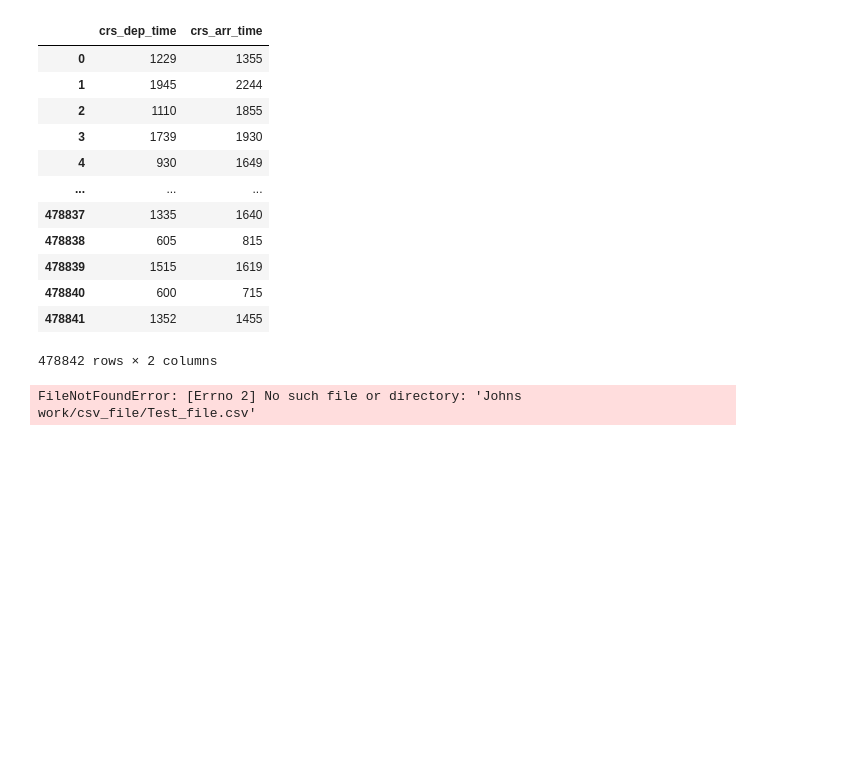
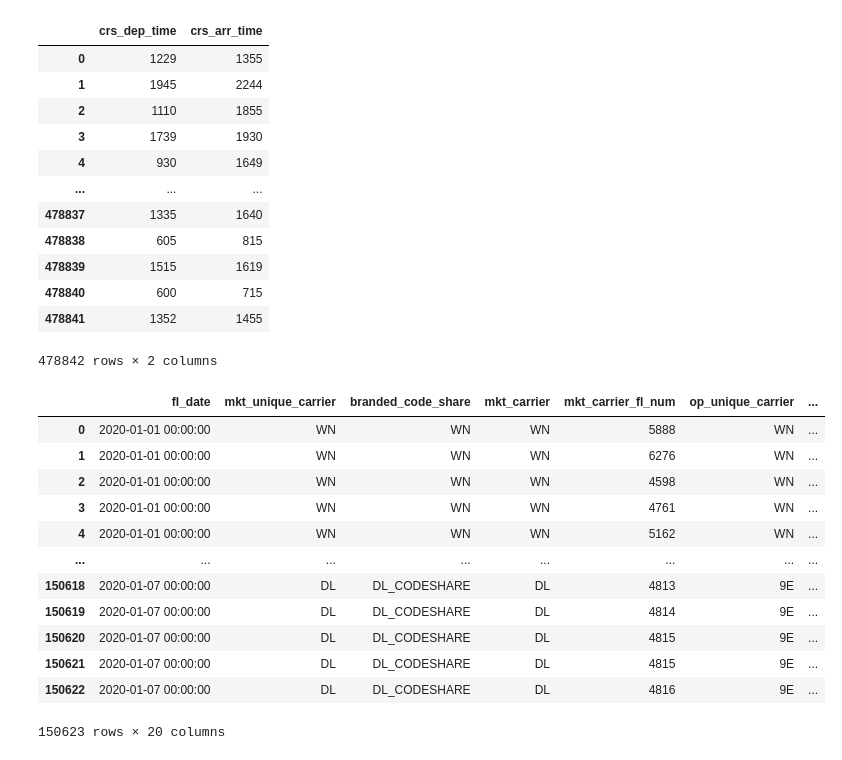
Before and after one commit to JDPayne11/Midterm-Project, a Jupyter notebook: Modeling.ipynb, the cells around one changed output. Drawn from its saved outputs; the diff is of its cells as text; code cells hidden in the pictures; blank space fills up the shorter version.

```diff
--- a/Modeling.ipynb
+++ b/Modeling.ipynb
@@ -313,6 +315,20 @@ time_df = time_df.drop(['time_of_arrival', 'time_of_departure', 'Weather', 'actu
 # %%
 #time_df.to_csv('Final_Features.csv')
 # %%
-test_df = pd.read_csv('Johns work/csv_file/Test_file.csv')
+test_df = pd.read_csv('Johns work/csv_file/Test_dataframe.csv')
-# %% [output]
-FileNotFoundError: [Errno 2] No such file or directory: 'Johns work/csv_file/Test_file.csv'
+# %%
+test_df
+# %% [output]
+|  | fl_date | mkt_unique_carrier | branded_code_share | mkt_carrier | mkt_carrier_fl_num | op_unique_carrier | ... |
+| 0 | 2020-01-01 00:00:00 | WN | WN | WN | 5888 | WN | ... |
+| 1 | 2020-01-01 00:00:00 | WN | WN | WN | 6276 | WN | ... |
+| 2 | 2020-01-01 00:00:00 | WN | WN | WN | 4598 | WN | ... |
+| 3 | 2020-01-01 00:00:00 | WN | WN | WN | 4761 | WN | ... |
+| 4 | 2020-01-01 00:00:00 | WN | WN | WN | 5162 | WN | ... |
+| ... | ... | ... | ... | ... | ... | ... | ... |
+| 150618 | 2020-01-07 00:00:00 | DL | DL_CODESHARE | DL | 4813 | 9E | ... |
+| 150619 | 2020-01-07 00:00:00 | DL | DL_CODESHARE | DL | 4814 | 9E | ... |
+| 150620 | 2020-01-07 00:00:00 | DL | DL_CODESHARE | DL | 4815 | 9E | ... |
+| 150621 | 2020-01-07 00:00:00 | DL | DL_CODESHARE | DL | 4815 | 9E | ... |
+| 150622 | 2020-01-07 00:00:00 | DL | DL_CODESHARE | DL | 4816 | 9E | ... |
+150623 rows × 20 columns
```
Also changed, not shown: parts of 1 cell of this notebook.
